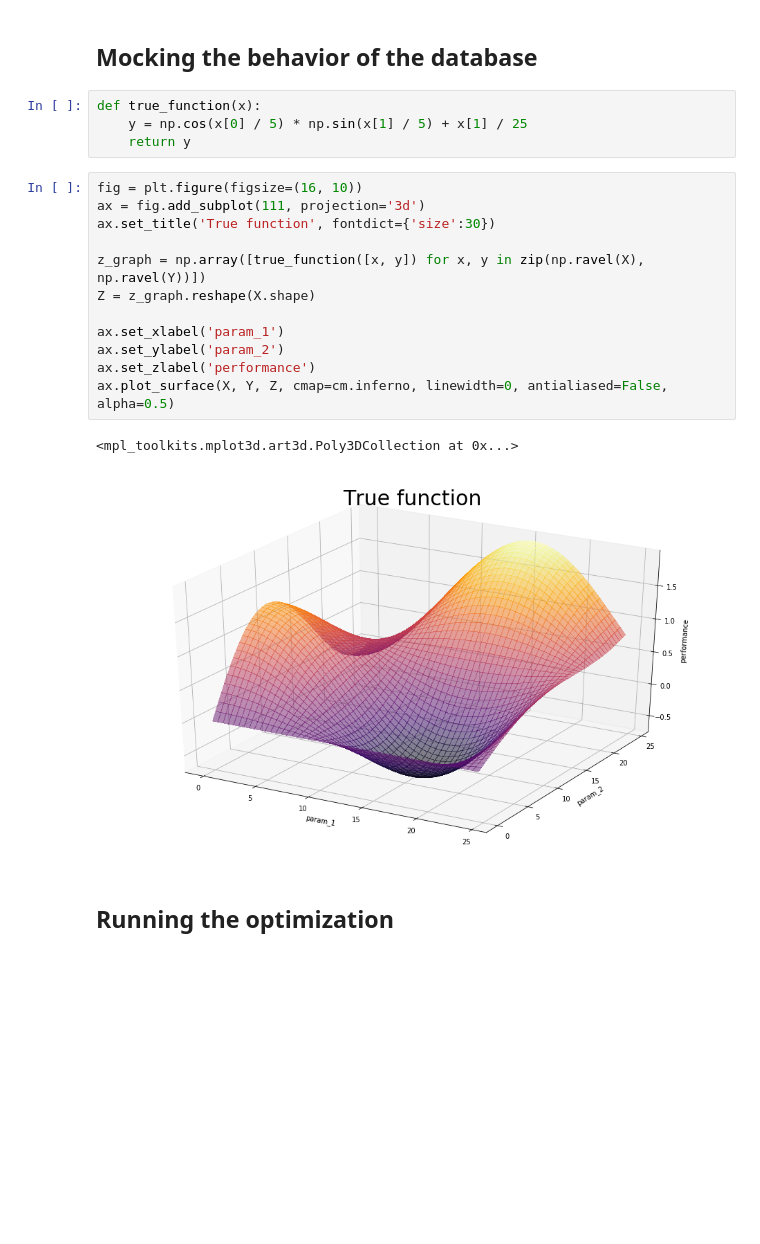
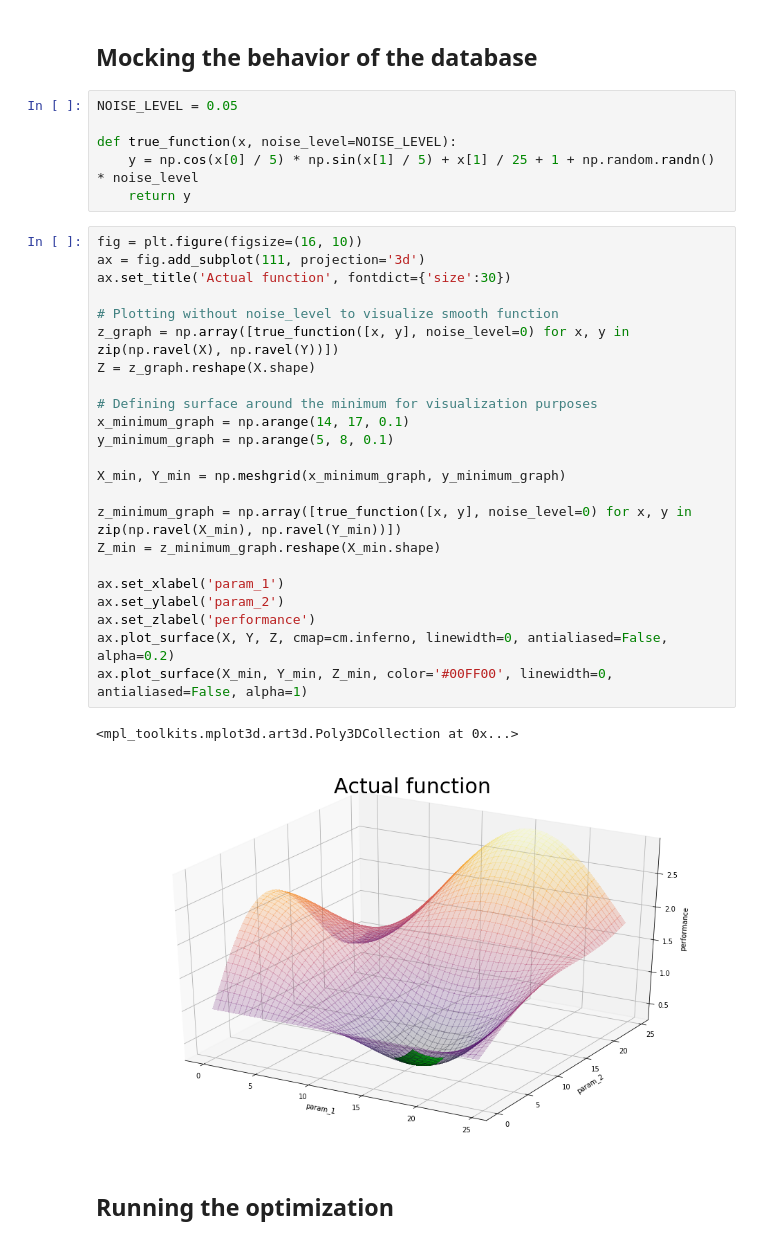
Before and after one commit to paulden/bayesian-optimization, a Jupyter notebook: bayesian_optimization_complex.ipynb, the cells around one changed output. Saved outputs shown, nothing was run; the diff lists cells and outputs as text; blank space fills up the shorter version.

Commit message:
Add noise to complex use case to demonstrate Bayesian ability to manage noise

```diff
--- a/bayesian_optimization_complex.ipynb
+++ b/bayesian_optimization_complex.ipynb
@@ -25,24 +27,37 @@ X, Y = np.meshgrid(x_graph, y_graph)
 # %% [markdown]
 ## Mocking the behavior of the database
 # %%
-def true_function(x):
-    y = np.cos(x[0] / 5) * np.sin(x[1] / 5) + x[1] / 25
+NOISE_LEVEL = 0.05
+
+def true_function(x, noise_level=NOISE_LEVEL):
+    y = np.cos(x[0] / 5) * np.sin(x[1] / 5) + x[1] / 25 + 1 + np.random.randn() * noise_level
     return y
 # %%
 fig = plt.figure(figsize=(16, 10))
 ax = fig.add_subplot(111, projection='3d')
-ax.set_title('True function', fontdict={'size':30})
+ax.set_title('Actual function', fontdict={'size':30})
 
-z_graph = np.array([true_function([x, y]) for x, y in zip(np.ravel(X), np.ravel(Y))])
+# Plotting without noise_level to visualize smooth function
+z_graph = np.array([true_function([x, y], noise_level=0) for x, y in zip(np.ravel(X), np.ravel(Y))])
 Z = z_graph.reshape(X.shape)
+
+# Defining surface around the minimum for visualization purposes
+x_minimum_graph = np.arange(14, 17, 0.1)
+y_minimum_graph = np.arange(5, 8, 0.1)
+
+X_min, Y_min = np.meshgrid(x_minimum_graph, y_minimum_graph)
+
+z_minimum_graph = np.array([true_function([x, y], noise_level=0) for x, y in zip(np.ravel(X_min), np.ravel(Y_min))])
+Z_min = z_minimum_graph.reshape(X_min.shape)
 
 ax.set_xlabel('param_1')
 ax.set_ylabel('param_2')
 ax.set_zlabel('performance')
-ax.plot_surface(X, Y, Z, cmap=cm.inferno, linewidth=0, antialiased=False, alpha=0.5)
+ax.plot_surface(X, Y, Z, cmap=cm.inferno, linewidth=0, antialiased=False, alpha=0.2)
+ax.plot_surface(X_min, Y_min, Z_min, color='#00FF00', linewidth=0, antialiased=False, alpha=1)
 # %% [output]
 <mpl_toolkits.mplot3d.art3d.Poly3DCollection at 0x...>
-[figure, old version]
+[figure, new version]
 # %% [markdown]
 ## Running the optimization
 # %%
```
Also changed, not shown: parts of 6 cells of this notebook, 1 other file.
